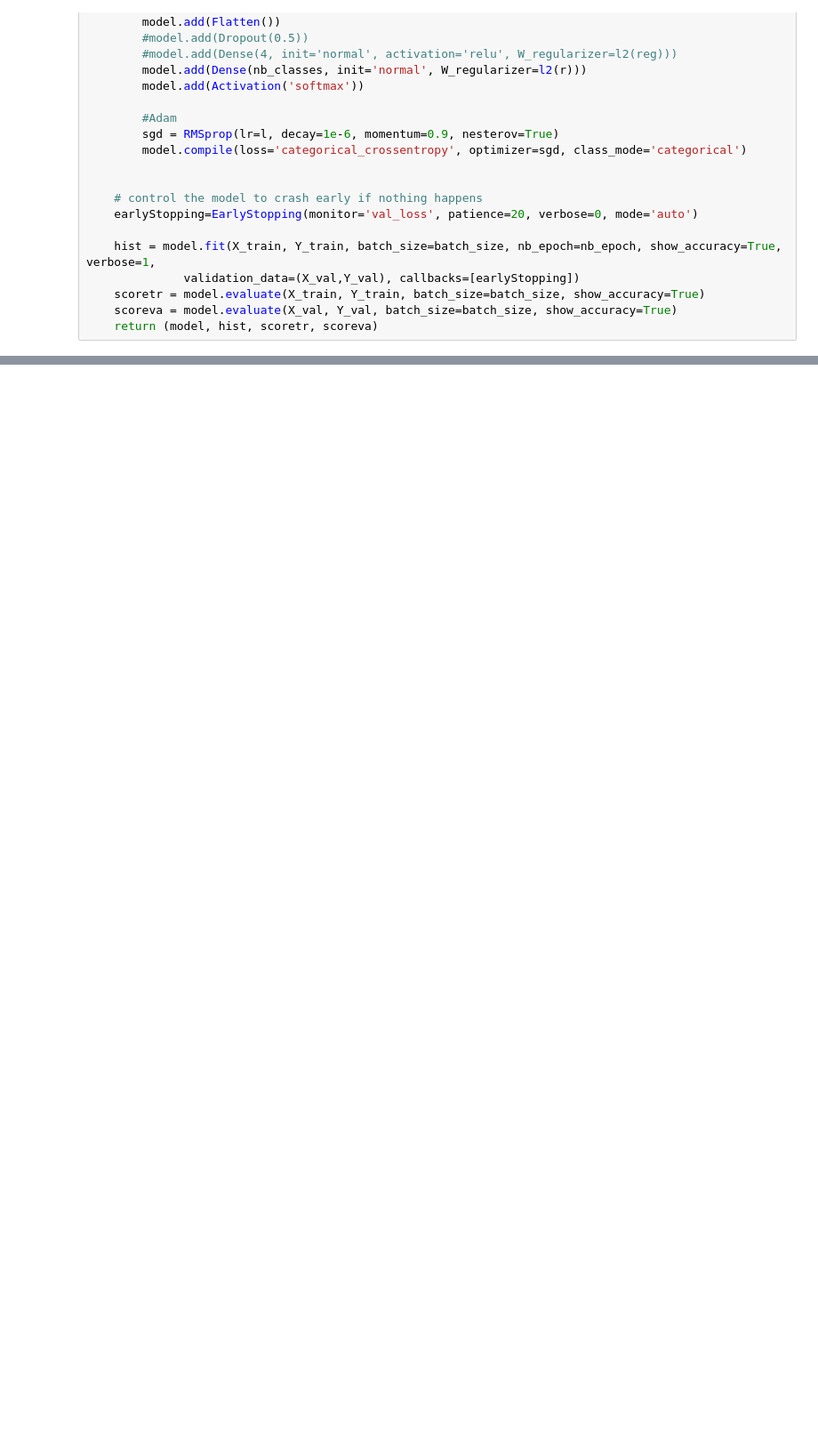
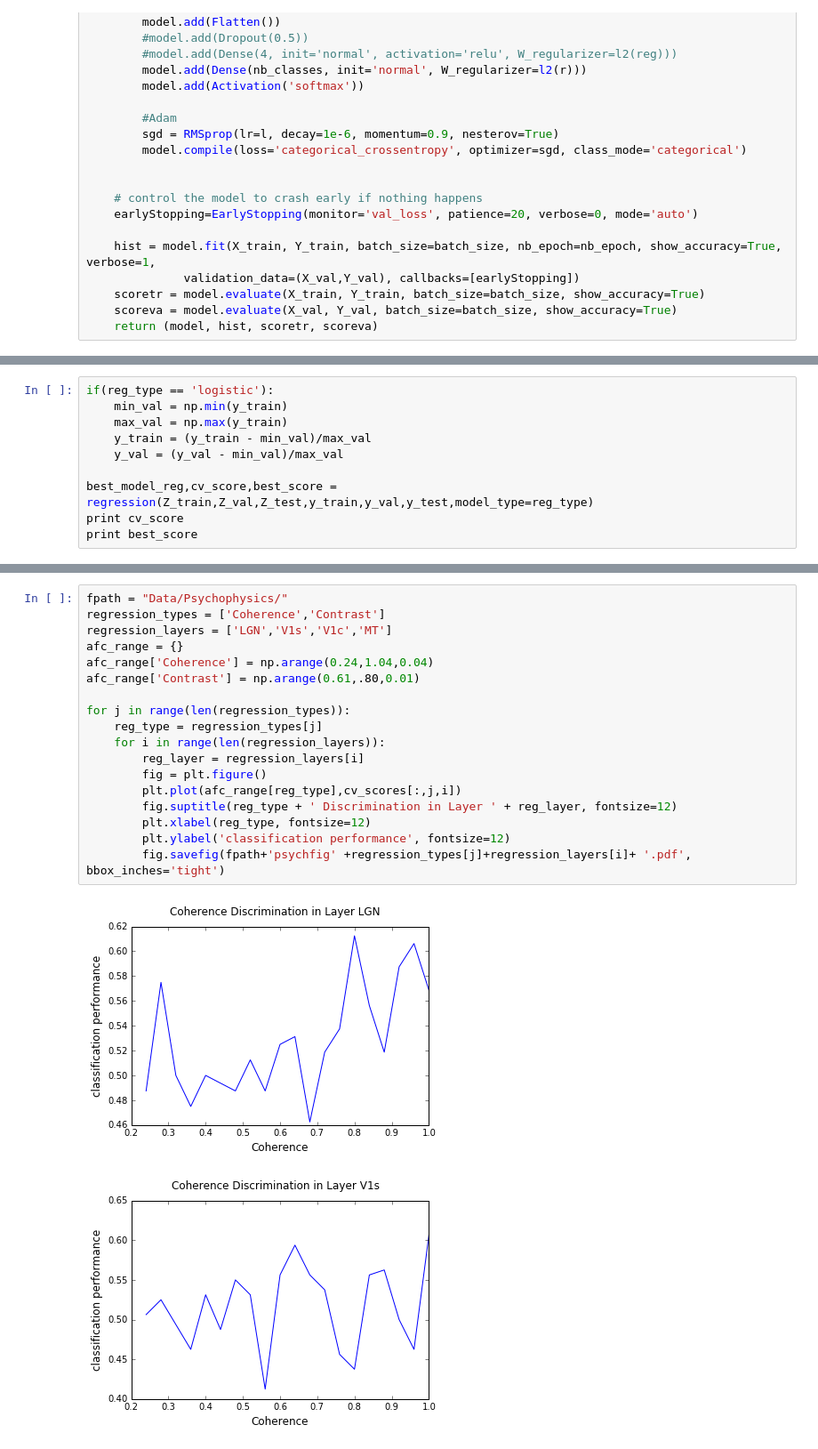
Before and after one commit to dbirman/cs231n, a Jupyter notebook: MotionNet-CopyRegression.ipynb, the cells around one changed output, grey strips where cells are left out. Shown at 89% size. Drawn from its saved outputs; the diff is of its cells as text; blank space fills up the shorter version.

```diff
--- a/MotionNet-CopyRegression.ipynb
+++ b/MotionNet-CopyRegression.ipynb
@@ -291,0 +377,10 @@ Running layer:  MT
+# %%
+if(reg_type == 'logistic'):
+    min_val = np.min(y_train)
+    max_val = np.max(y_train)
+    y_train = (y_train - min_val)/max_val
+    y_val = (y_val - min_val)/max_val
+
+best_model_reg,cv_score,best_score = regression(Z_train,Z_val,Z_test,y_train,y_val,y_test,model_type=reg_type)
+print cv_score
+print best_score
@@ -308,0 +537,21 @@ best_model.layers[1].name
+# %%
+fpath = "Data/Psychophysics/"
+regression_types = ['Coherence','Contrast']
+regression_layers = ['LGN','V1s','V1c','MT']
+afc_range = {}
+afc_range['Coherence'] = np.arange(0.24,1.04,0.04)
+afc_range['Contrast'] = np.arange(0.61,.80,0.01)
+
+for j in range(len(regression_types)):
+    reg_type = regression_types[j]
+    for i in range(len(regression_layers)):
+        reg_layer = regression_layers[i]
+        fig = plt.figure()
+        plt.plot(afc_range[reg_type],cv_scores[:,j,i])
+        fig.suptitle(reg_type + ' Discrimination in Layer ' + reg_layer, fontsize=12)
+        plt.xlabel(reg_type, fontsize=12)
+        plt.ylabel('classification performance', fontsize=12)
+        fig.savefig(fpath+'psychfig' +regression_types[j]+regression_layers[i]+ '.pdf', bbox_inches='tight')
+# %% [output]
+[figure, added]
+[figure, added]
```
Also changed, not shown: parts of 27 cells of this notebook, 41 other files.
